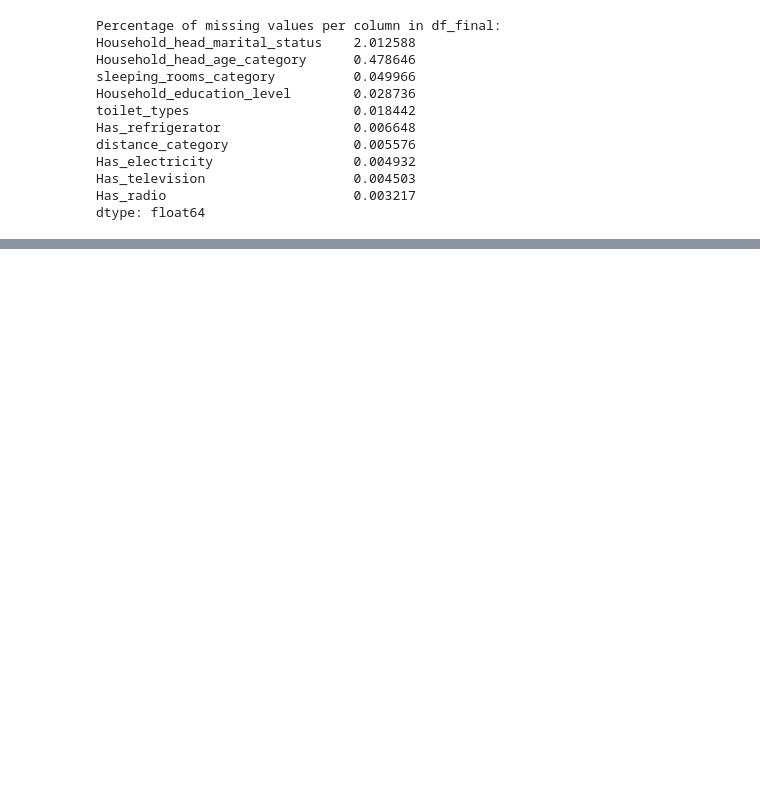
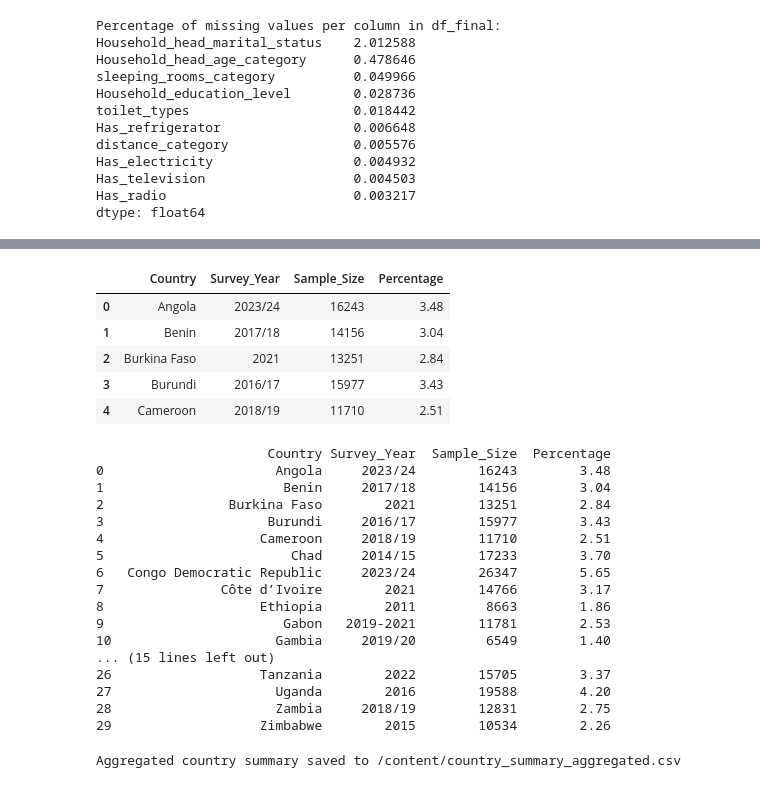
Before and after one commit to Fentahun60/Fentahun, a Jupyter notebook: Safewater_access.ipynb, the cells around one changed output, grey strips where cells are left out. Cells and saved outputs as stored; diff of their text form; code cells hidden in the pictures; blank space fills up the shorter version.

```diff
--- a/Safewater_access.ipynb
+++ b/Safewater_access.ipynb
@@ -704 +708,62 @@ children_under5_category
 Name: proportion, dtype: float64
+# %%
+country_year_summary = df_final.groupby(['country_code_phase', 'interview_year']).size().reset_index(name='Sample Size')
+
+total_sample_size = len(df_final)
+country_year_summary['Percentage'] = (country_year_summary['Sample Size'] / total_sample_size) * 100
+
+country_year_summary.rename(columns={'country_code_phase': 'Country', 'interview_year': 'Survey Year'}, inplace=True)
+
+# Group by Country and aggregate years, sample size, and percentage
+def format_year_range(years):
+    if len(years) == 1:
+        return str(years.iloc[0])
+    min_year = years.min()
+    max_year = years.max()
+    if max_year == min_year + 1:
+        return f"{min_year}/{str(max_year)[2:]}"
+    else:
+        return f"{min_year}-{max_year}"
+
+
+country_summary_aggregated = country_year_summary.groupby('Country').agg(
+    Survey_Year=('Survey Year', format_year_range),
+    Sample_Size=('Sample Size', 'sum'),
+    Percentage=('Percentage', 'sum')
+).reset_index()
+
+# Round the Percentage column to 2 decimal places
+country_summary_aggregated['Percentage'] = country_summary_aggregated['Percentage'].round(2)
+
+display(country_summary_aggregated.head())
+print(country_summary_aggregated.to_string())
+# %% [output]
+|  | Country | Survey_Year | Sample_Size | Percentage |
+| 0 | Angola | 2023/24 | 16243 | 3.48 |
+| 1 | Benin | 2017/18 | 14156 | 3.04 |
+| 2 | Burkina Faso | 2021 | 13251 | 2.84 |
+| 3 | Burundi | 2016/17 | 15977 | 3.43 |
+| 4 | Cameroon | 2018/19 | 11710 | 2.51 |
+                      Country Survey_Year  Sample_Size  Percentage
+0                      Angola     2023/24        16243        3.48
+1                       Benin     2017/18        14156        3.04
+2                Burkina Faso        2021        13251        2.84
+3                     Burundi     2016/17        15977        3.43
+4                    Cameroon     2018/19        11710        2.51
+5                        Chad     2014/15        17233        3.70
+6   Congo Democratic Republic     2023/24        26347        5.65
+7               Côte d’Ivoire        2021        14766        3.17
+8                    Ethiopia        2011         8663        1.86
+9                       Gabon   2019-2021        11781        2.53
+10                     Gambia     2019/20         6549        1.40
+... (15 lines left out)
+26                   Tanzania        2022        15705        3.37
+27                     Uganda        2016        19588        4.20
+28                     Zambia     2018/19        12831        2.75
+29                   Zimbabwe        2015        10534        2.26
+# %%
+csv_output_path = '/content/country_summary_aggregated.csv'
+country_summary_aggregated.to_csv(csv_output_path, index=False)
+print(f"Aggregated country summary saved to {csv_output_path}")
+# %% [output]
+Aggregated country summary saved to /content/country_summary_aggregated.csv
```
Also changed, not shown: parts of 8 cells of this notebook.
